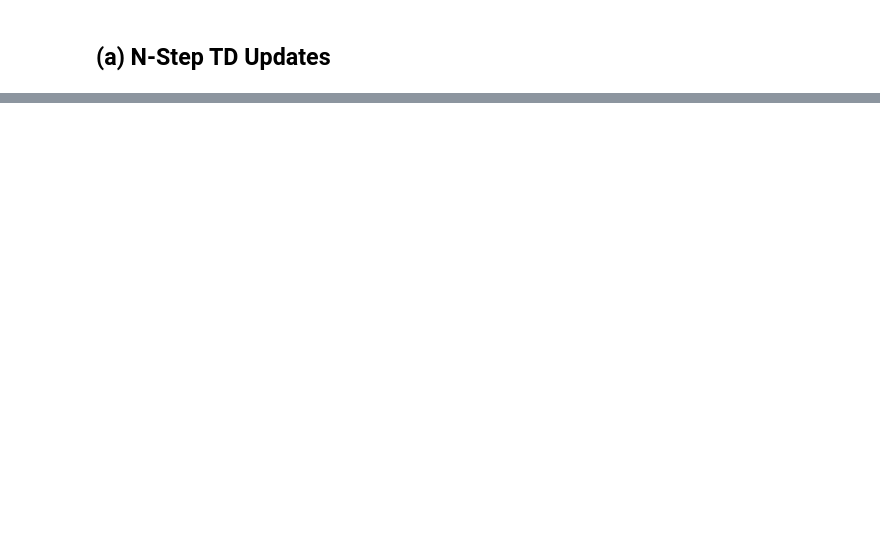
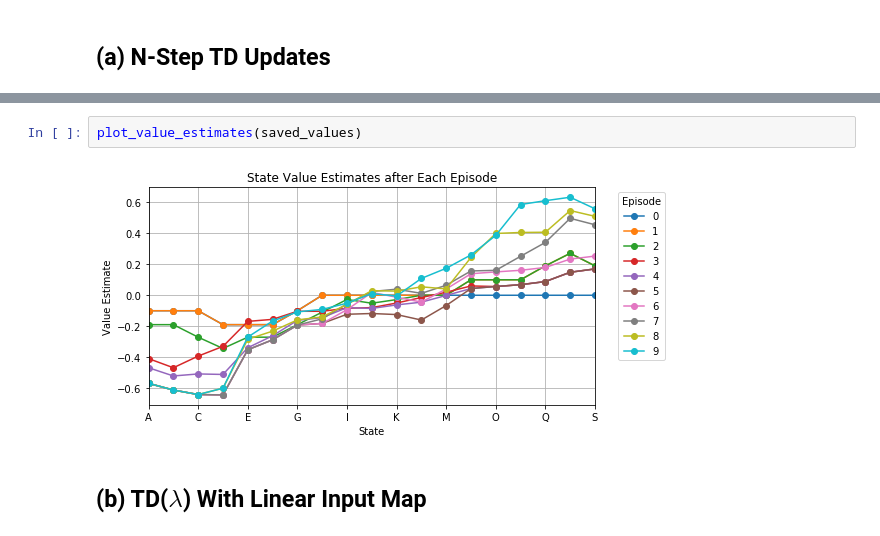
Before and after one commit to billtubbs/game-learner, a Jupyter notebook: Development-of-TD-Lambda-algorithm.ipynb, the cells around one changed output, grey strips where cells are left out. Drawn from its saved outputs; the diff is of its cells as text; blank space fills up the shorter version.

```diff
--- a/Development-of-TD-Lambda-algorithm.ipynb
+++ b/Development-of-TD-Lambda-algorithm.ipynb
@@ -325,0 +635,6 @@ IndexError: list index out of range
+# %%
+plot_value_estimates(saved_values)
+# %% [output]
+[figure, added]
+# %% [markdown]
+## (b) TD($\lambda$) With Linear Input Map
```
Also changed, not shown: parts of 23 cells of this notebook.
